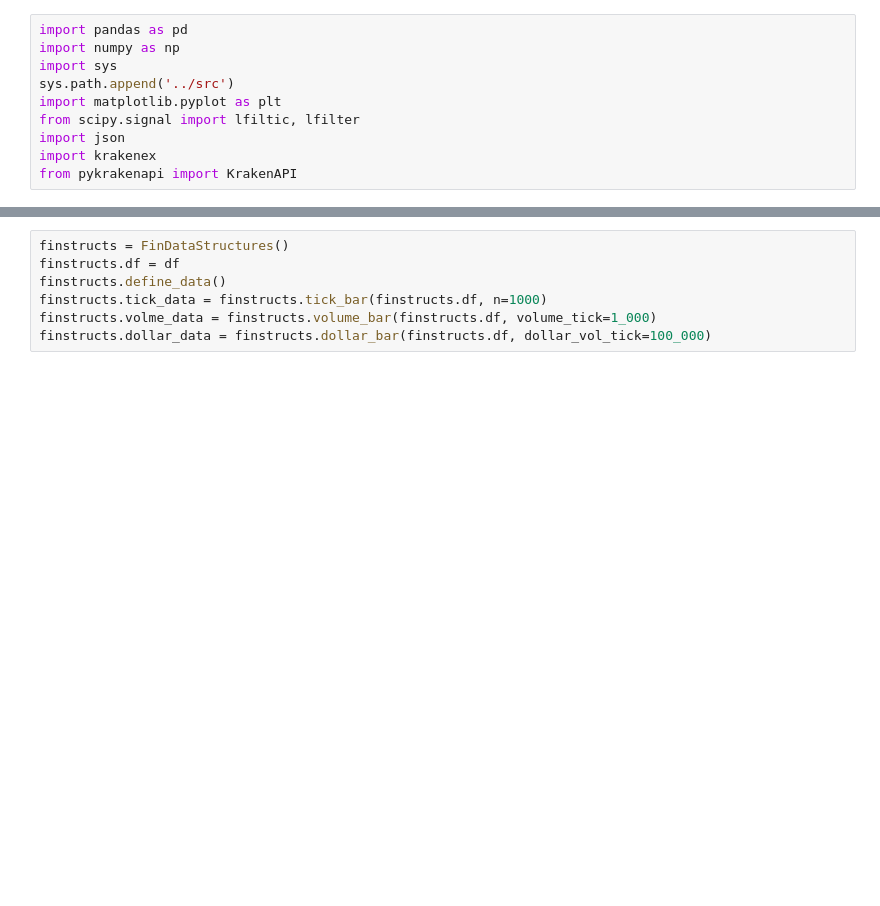
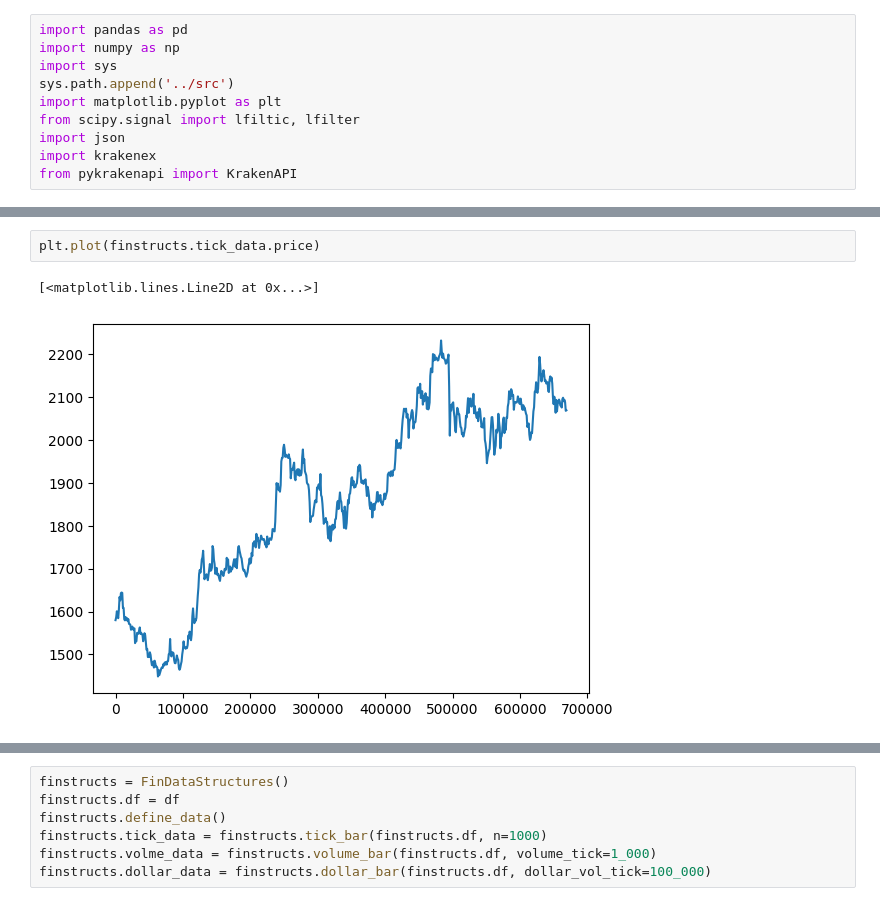
Before and after one commit to SamuelGnp/financial-ML-CPP, a Jupyter notebook: notebooks/sampling.ipynb, the cells around one changed output, grey strips where cells are left out. Cells and saved outputs as stored; diff of their text form; blank space fills up the shorter version.

```diff
--- a/notebooks/sampling.ipynb
+++ b/notebooks/sampling.ipynb
@@ -105,0 +136,5 @@ df_minute = df.price.resample('min').ohlc().dropna()
+# %%
+plt.plot(finstructs.tick_data.price)
+# %% [output]
+[<matplotlib.lines.Line2D at 0x...>]
+[figure, added]
```
Also changed, not shown: parts of 30 cells of this notebook.
